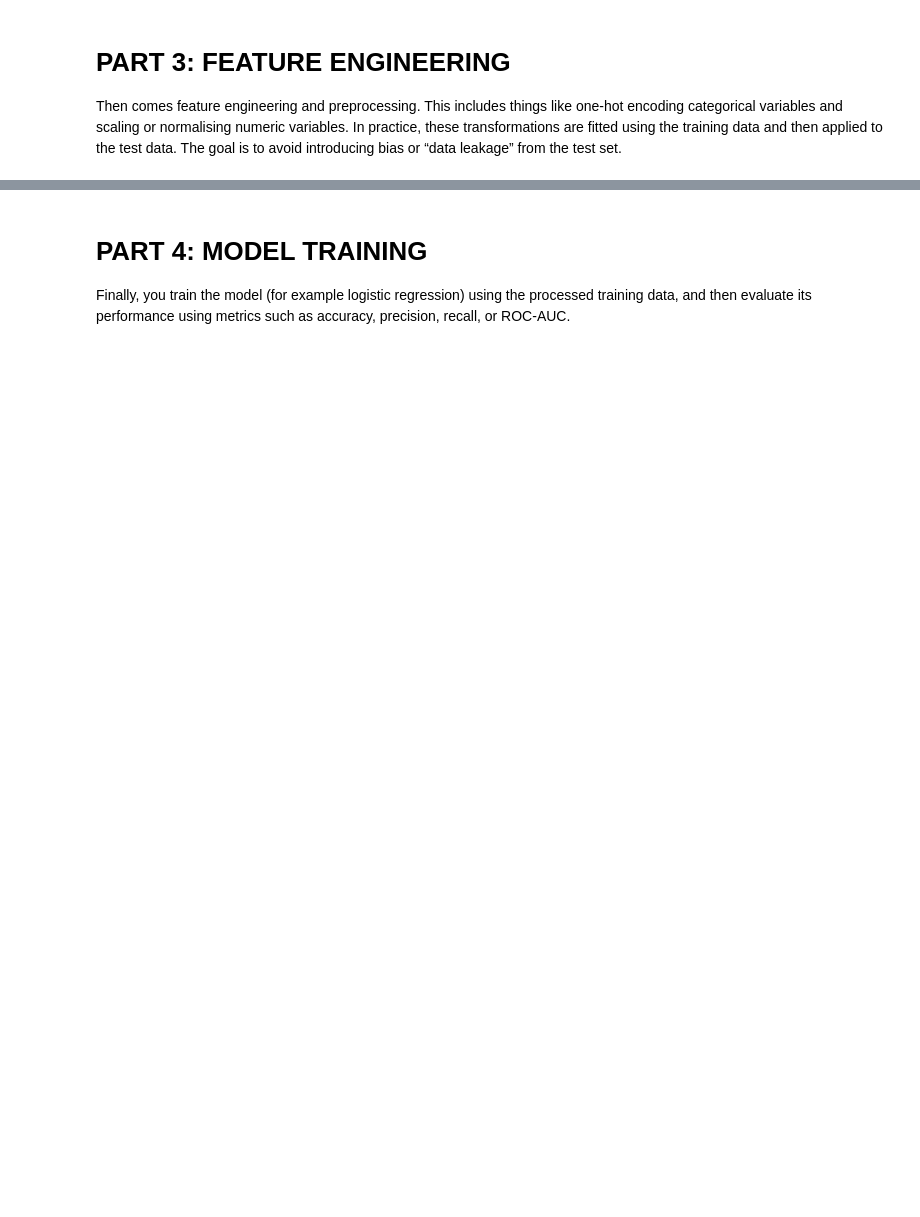
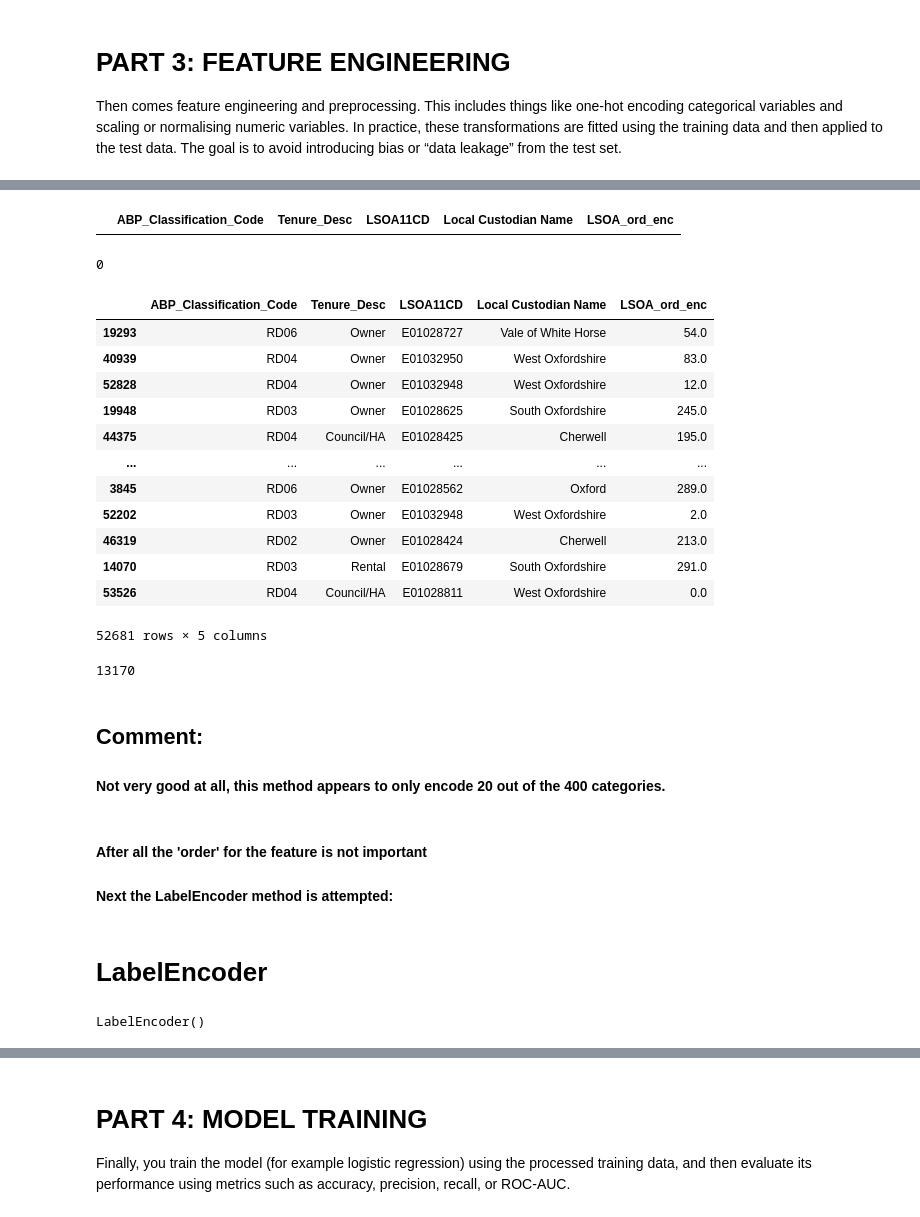
Before and after one commit to admason/C_Spark_Project, a Jupyter notebook: H_SFTY_1_DataCleanse_Exploration.ipynb, the cells around one changed output, grey strips where cells are left out. Drawn from its saved outputs; the diff is of its cells as text; code cells hidden in the pictures; blank space fills up the shorter version.

```diff
--- a/H_SFTY_1_DataCleanse_Exploration.ipynb
+++ b/H_SFTY_1_DataCleanse_Exploration.ipynb
@@ -417,0 +473,9 @@ Then comes feature engineering and preprocessing. This includes things like one-
+# %%
+# feature == object
+
+X_train_obj = X_train.dtypes[X_train.dtypes == 'object']
+X_train_obj = X_train.select_dtypes('object')
+print(f'The are {X_train_obj.shape[1]} float64 formats present >>>')
+
+print(f'X_train.shape = {X_train_obj.shape}')
+X_train_obj.head(4)
@@ -417,0 +517,9 @@ Then comes feature engineering and preprocessing. This includes things like one-
+# %%
+ordinal_encoder = OrdinalEncoder()
+
+LSOA = X_train_obj[['LSOA11CD']]
+LSOA_ord_enc = ordinal_encoder.fit(LSOA)
+cats = ordinal_encoder.categories_
+cats
+LSOA_ord_enc = ordinal_encoder.transform(LSOA)
+LSOA_ord_enc
@@ -417,0 +534,5 @@ Then comes feature engineering and preprocessing. This includes things like one-
+# %%
+LSOA_ord_encoded_df = pd.DataFrame(LSOA_ord_enc)
+LSOA_ord_encoded_df.rename(columns={0: 'LSOA_ord_enc'}, inplace = True)
+print(f'LSOA_ord_encoded_df.shape = {LSOA_ord_encoded_df.shape}')
+LSOA_ord_encoded_df
@@ -417,0 +554,13 @@ Then comes feature engineering and preprocessing. This includes things like one-
+# %%
+
+
+X_t= pd.merge(X_train_obj, LSOA_ord_encoded_df, left_index=True, right_index=True, how ='inner')
+
+
+#X_t= X_train_obj.merge(X_train_obj, LSOA_ord_encoded_df)
+print(f'X_t.shape = {X_t.shape}')
+
+X_t
+
+X_t.isnull().sum()
+#LSOA_ord['LSOA_ord_enc'].max()
@@ -417,0 +579,36 @@ Then comes feature engineering and preprocessing. This includes things like one-
+# %%
+LSOA11CD_nulls
+# %% [output]
+|  | ABP_Classification_Code | Tenure_Desc | LSOA11CD | Local Custodian Name | LSOA_ord_enc |
+# %%
+LSOA11CD_nulls['LSOA11CD'].nunique()
+# %% [output]
+0
+# %%
+X_t
+# %% [output]
+|  | ABP_Classification_Code | Tenure_Desc | LSOA11CD | Local Custodian Name | LSOA_ord_enc |
+| 19293 | RD06 | Owner | E01028727 | Vale of White Horse | 54.0 |
+| 40939 | RD04 | Owner | E01032950 | West Oxfordshire | 83.0 |
+| 52828 | RD04 | Owner | E01032948 | West Oxfordshire | 12.0 |
+| 19948 | RD03 | Owner | E01028625 | South Oxfordshire | 245.0 |
+| 44375 | RD04 | Council/HA | E01028425 | Cherwell | 195.0 |
+| ... | ... | ... | ... | ... | ... |
+| 3845 | RD06 | Owner | E01028562 | Oxford | 289.0 |
+| 52202 | RD03 | Owner | E01032948 | West Oxfordshire | 2.0 |
+| 46319 | RD02 | Owner | E01028424 | Cherwell | 213.0 |
+| 14070 | RD03 | Rental | E01028679 | South Oxfordshire | 291.0 |
+| 53526 | RD04 | Council/HA | E01028811 | West Oxfordshire | 0.0 |
+52681 rows × 5 columns
+# %%
+65851-52681
+# %% [output]
+13170
+# %% [markdown]
+## Comment:
+#### Not very good at all, this method appears to only encode 20 out of the 400 categories.
+# %% [markdown]
+#### After all the 'order' for the feature is not important
+#### Next the LabelEncoder method is attempted:
+# %% [markdown]
+# LabelEncoder
@@ -417,0 +623,6 @@ Then comes feature engineering and preprocessing. This includes things like one-
+# %%
+LSOA_list = list(set(X_train_obj['LSOA11CD']))
+#LSOA_list
+le.fit(LSOA_list)
+# %% [output]
+LabelEncoder()
```
Also changed, not shown: parts of 55 cells of this notebook.
